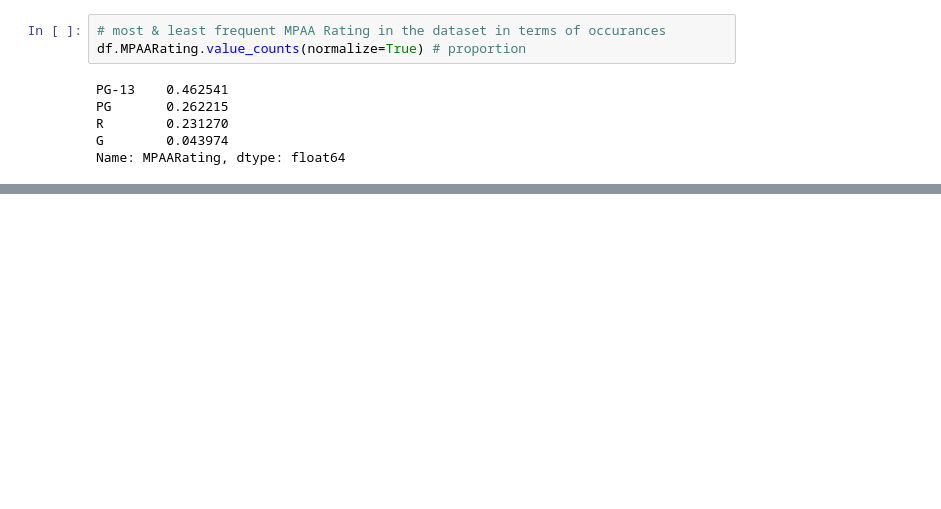
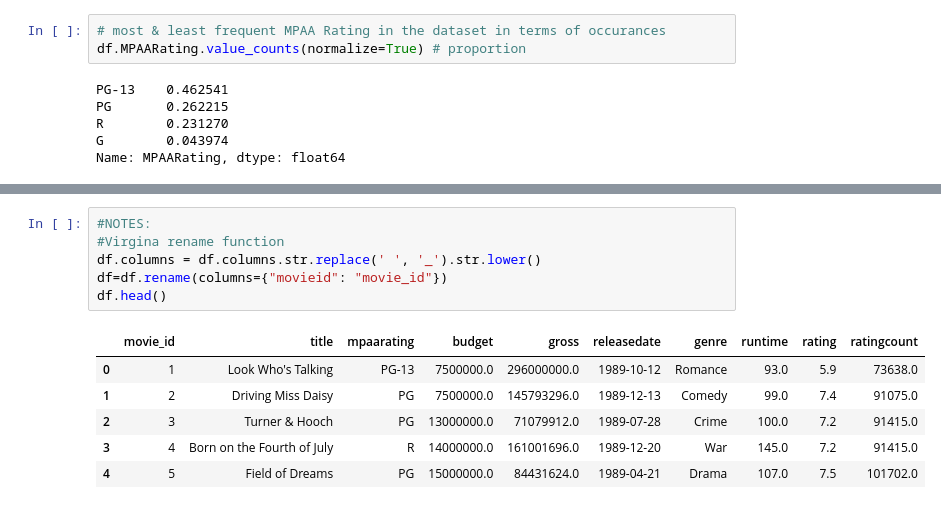
Before and after one commit to jmb-oddbook/codeacademy, a Jupyter notebook: project1/datsci_starters/movies.ipynb, the cells around one changed output, grey strips where cells are left out. Cells and saved outputs as stored; diff of their text form; blank space fills up the shorter version.

Commit message:
Final version movies

```diff
--- a/project1/datsci_starters/movies.ipynb
+++ b/project1/datsci_starters/movies.ipynb
@@ -453,0 +438,13 @@ df.groupby(['Genre'],as_index=False).Budget.mean().sort_values('Budget',ascendin
+# %%
+#NOTES:
+#Virgina rename function
+df.columns = df.columns.str.replace(' ', '_').str.lower()
+df=df.rename(columns={"movieid": "movie_id"})
+df.head()
+# %% [output]
+|  | movie_id | title | mpaarating | budget | gross | releasedate | genre | runtime | rating | ratingcount |
+| 0 | 1 | Look Who's Talking | PG-13 | 7500000.0 | 296000000.0 | 1989-10-12 | Romance | 93.0 | 5.9 | 73638.0 |
+| 1 | 2 | Driving Miss Daisy | PG | 7500000.0 | 145793296.0 | 1989-12-13 | Comedy | 99.0 | 7.4 | 91075.0 |
+| 2 | 3 | Turner & Hooch | PG | 13000000.0 | 71079912.0 | 1989-07-28 | Crime | 100.0 | 7.2 | 91415.0 |
+| 3 | 4 | Born on the Fourth of July | R | 14000000.0 | 161001696.0 | 1989-12-20 | War | 145.0 | 7.2 | 91415.0 |
+| 4 | 5 | Field of Dreams | PG | 15000000.0 | 84431624.0 | 1989-04-21 | Drama | 107.0 | 7.5 | 101702.0 |
```
Also changed, not shown: parts of 5 cells of this notebook, 1 other file.
